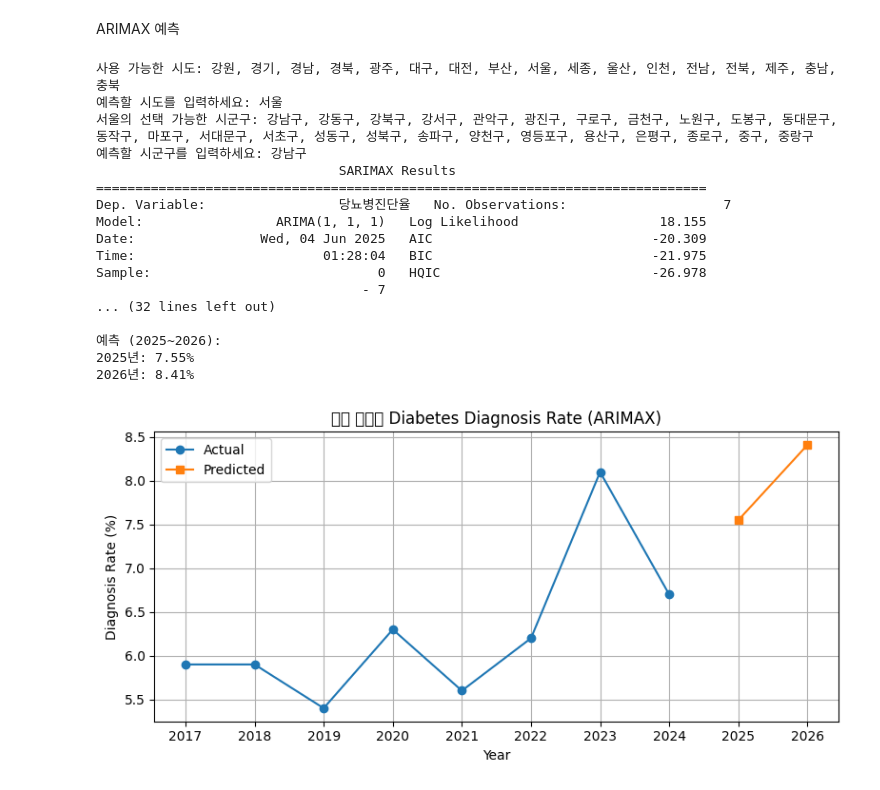
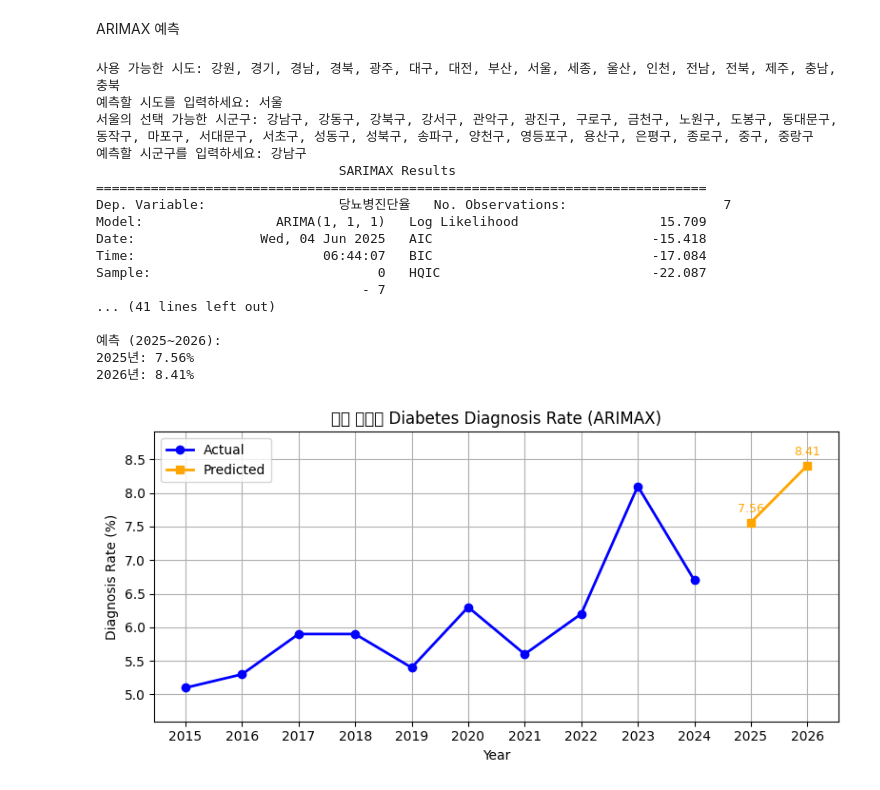
Before and after one commit to SJG0510/ML-Project, a Jupyter notebook: TEST.ipynb, the cells around one changed output. Drawn from its saved outputs; the diff is of its cells as text; code cells hidden in the pictures.

```diff
--- a/TEST.ipynb
+++ b/TEST.ipynb
@@ -945,14 +930,15 @@ import warnings
 
 warnings.filterwarnings('ignore')
 
-BASE_URL = "https://raw.githubusercontent.com/SJG0510/ML-Project/data/"
+BASE_URL = "https://raw.githubusercontent.com/SJG0510/Private-Project-Practice/data/"
+
 FILES = {
-    '흡연율': '흡연률_표준화율.csv',
-    '고위험음주율': '고위험음주율_표준화율.csv',
-    '비만율': '비만율_표준화율.csv',
-    '스트레스율': '스트레스율_표준화율.csv',
-    '우울증상율': '우울증상율_표준화율.csv',
-    '당뇨병진단율': '당뇨병진단율_표준화율.csv',
+    '흡연율':       '흡연률_표준화율.csv',
+    '고위험음주율':  '고위험음주율_표준화율.csv',
+    '비만율':       '비만율_표준화율.csv',
+    '스트레스율':    '스트레스율_표준화율.csv',
+    '우울증상율':    '우울증상율_표준화율.csv',
+    '당뇨병진단율':  '당뇨병진단율_표준화율.csv',
 }
 FEATURE_COLS = list(FILES.keys())[:-1]
 TARGET_COL = '당뇨병진단율'
@@ -961,7 +947,10 @@ def load_and_prepare_data():
     dfs = []
     for col, fname in FILES.items():
         url = BASE_URL + urllib.parse.quote(fname)
-        df = pd.read_csv(url, encoding='utf-8-sig')
+        try:
+            df = pd.read_csv(url, encoding='utf-8-sig')
+        except UnicodeDecodeError:
+            df = pd.read_csv(url, encoding='cp949')
         year_cols = [c for c in df.columns if c.isdigit()]
         df_long = df.melt(
             id_vars=['시도', '시군구'],
@@ -985,6 +974,7 @@ def train_arimax(df):
     return model_fit
 
 def predict_future(model_fit, last_row, future_years):
+    last_row = last_row.astype(float)
     future_X = pd.DataFrame(
         np.repeat(last_row.values, len(future_years), axis=0),
         columns=FEATURE_COLS
@@ -993,14 +983,22 @@ def predict_future(model_fit, last_row, future_years):
     return dict(zip(future_years, np.round(forecast, 2)))
 
 def visualize(actual_df, preds, region):
-    years_act = actual_df['year'].tolist()
-    vals_act = actual_df[TARGET_COL].tolist()
+    recent_df = actual_df[actual_df['year'] >= 2015]
+    years_act = recent_df['year'].tolist()
+    vals_act = list(map(float, recent_df[TARGET_COL]))
     years_pred = list(preds.keys())
-    vals_pred = list(preds.values())
+    vals_pred = list(map(float, preds.values()))
 
     plt.figure(figsize=(8, 4))
-    plt.plot(years_act, vals_act, marker='o', label='Actual')
-    plt.plot(years_pred, vals_pred, marker='s', label='Predicted')
+    plt.plot(years_act, vals_act, marker='o', markersize=6, linewidth=2, label='Actual', color='blue')
+    plt.plot(years_pred, vals_pred, marker='s', markersize=6, linewidth=2, label='Predicted', color='orange')
+
+    for x, y in zip(years_pred, vals_pred):
+        plt.text(x, y + 0.15, f'{y:.2f}', ha='center', fontsize=9, color='orange')
+
+    all_vals = vals_act + vals_pred
+    plt.ylim(min(all_vals) - 0.5, max(all_vals) + 0.5)
+
     plt.title(f"{region} Diabetes Diagnosis Rate (ARIMAX)")
     plt.xlabel('Year')
     plt.ylabel('Diagnosis Rate (%)')
@@ -1015,63 +1013,57 @@ if __name__ == '__main__':
 
     provinces = sorted(data['시도'].unique())
     print("사용 가능한 시도:", ", ".join(provinces))
-    province = input("예측할 시도를 입력하세요: ")
+    province = input("예측할 시도를 입력하세요: ").strip()
     if province not in provinces:
         print("잘못된 시도입니다.")
         exit(1)
 
     districts = sorted(data[data['시도'] == province]['시군구'].unique())
     print(f"{province}의 선택 가능한 시군구:", ", ".join(districts))
-    district = input("예측할 시군구를 입력하세요: ")
+    district = input("예측할 시군구를 입력하세요: ").strip()
     if district not in districts:
         print("잘못된 시군구입니다.")
         exit(1)
 
     df_reg = data[
         (data['시도'] == province) &
-        (data['시군구'] == district) &
-        (data['year'] >= 2017)
+        (data['시군구'] == district)
     ].sort_values('year')
 
     if df_reg.empty:
         print("해당 지역의 데이터가 없습니다.")
         exit(1)
 
-    # ARIMAX 모델 학습
     model_fit = train_arimax(df_reg)
-
-    # 최신 연도의 입력 값 추출
     last_row = df_reg[df_reg['year'] == df_reg['year'].max()][FEATURE_COLS]
-
-    # 예측 연도
     future_years = [2025, 2026]
     preds = predict_future(model_fit, last_row, future_years)
 
-    print("\n실제 (2017~2024):")
+    print(f"\n실제 ({df_reg['year'].min()}~{df_reg['year'].max()}):")
     for y, v in zip(df_reg['year'], df_reg[TARGET_COL]):
         print(f"{y}년: {v}%")
 
     print("\n예측 (2025~2026):")
     for y, v in preds.items():
         print(f"{y}년: {v}%")
 
     visualize(df_reg, preds, f"{province} {district}")
 # %% [output]
 사용 가능한 시도: 강원, 경기, 경남, 경북, 광주, 대구, 대전, 부산, 서울, 세종, 울산, 인천, 전남, 전북, 제주, 충남, 충북
 예측할 시도를 입력하세요: 서울
 서울의 선택 가능한 시군구: 강남구, 강동구, 강북구, 강서구, 관악구, 광진구, 구로구, 금천구, 노원구, 도봉구, 동대문구, 동작구, 마포구, 서대문구, 서초구, 성동구, 성북구, 송파구, 양천구, 영등포구, 용산구, 은평구, 종로구, 중구, 중랑구
 예측할 시군구를 입력하세요: 강남구
                                SARIMAX Results
 ==============================================================================
 Dep. Variable:                 당뇨병진단율   No. Observations:                    7
-Model:                 ARIMA(1, 1, 1)   Log Likelihood                  18.155
-Date:                Wed, 04 Jun 2025   AIC                            -20.309
-Time:                        01:28:04   BIC                            -21.975
-Sample:                             0   HQIC                           -26.978
+Model:                 ARIMA(1, 1, 1)   Log Likelihood                  15.709
+Date:                Wed, 04 Jun 2025   AIC                            -15.418
+Time:                        06:44:07   BIC                            -17.084
+Sample:                             0   HQIC                           -22.087
                                   - 7
-... (32 lines left out)
+... (41 lines left out)
 
 예측 (2025~2026):
-2025년: 7.55%
+2025년: 7.56%
 2026년: 8.41%
-[figure, old version]
+[figure, new version]
```
Also changed, not shown: parts of 4 cells of this notebook.
